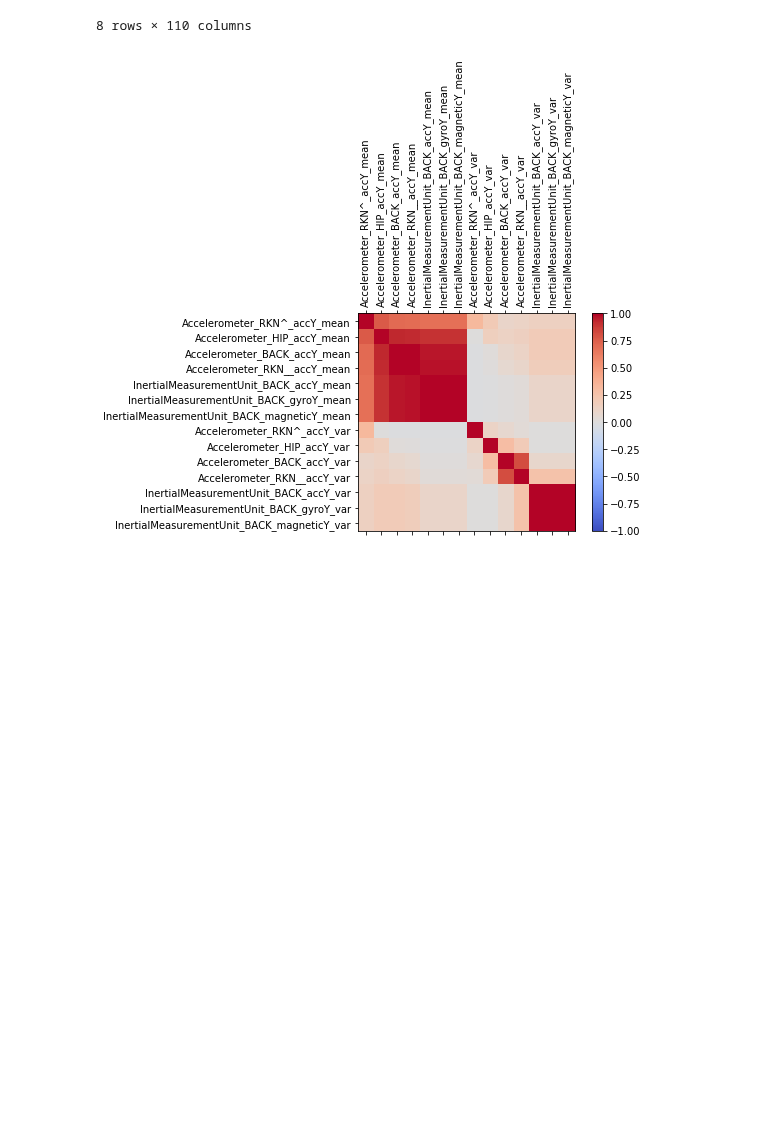
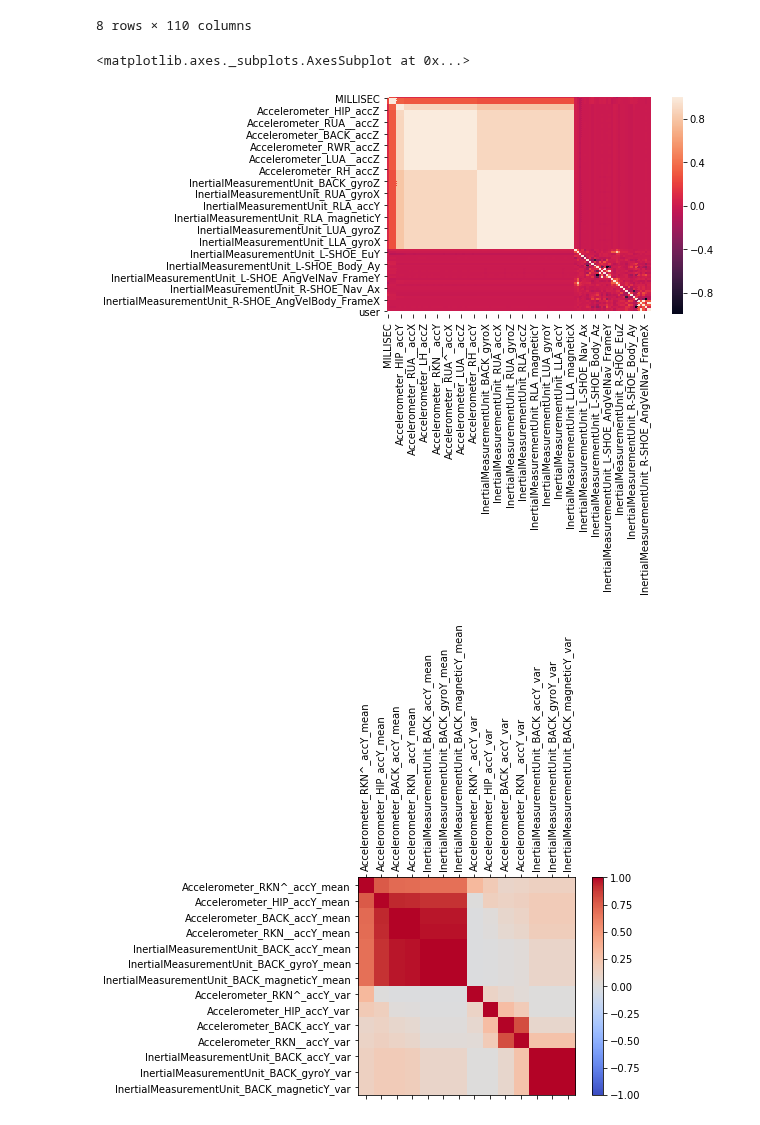
Before and after one commit to jormartin77/opportunity, a Jupyter notebook: opportunity.ipynb, the cells around one changed output. Cells and saved outputs as stored; diff of their text form; code cells hidden in the pictures; blank space fills up the shorter version.

Commit message:
Update opportunity.ipynb
Ajustes visuales por María

```diff
--- a/opportunity.ipynb
+++ b/opportunity.ipynb
@@ -277,3 +293,9 @@ data.describe()
+# %%
+# Correlaton matrix to identify principal sensor
+sns.heatmap(data.corr())
+# %% [output]
+<matplotlib.axes._subplots.AxesSubplot at 0x...>
+[figure, added]
 # %%
 features_analisys = all_data_1S.filter(['Accelerometer_RKN^_accY_mean',
 'Accelerometer_HIP_accY_mean',
```
Also changed, not shown: parts of 16 cells of this notebook.
